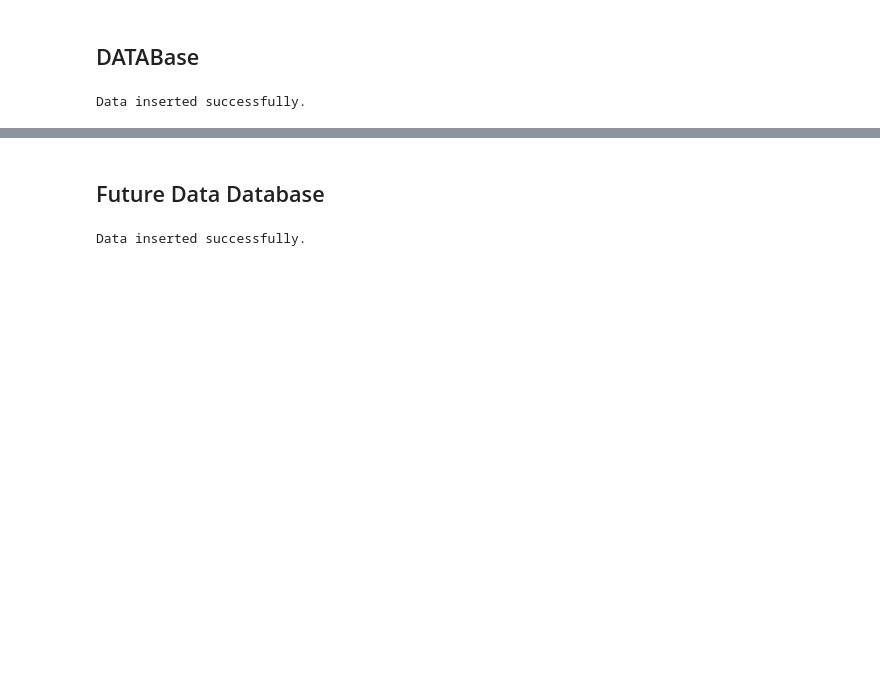
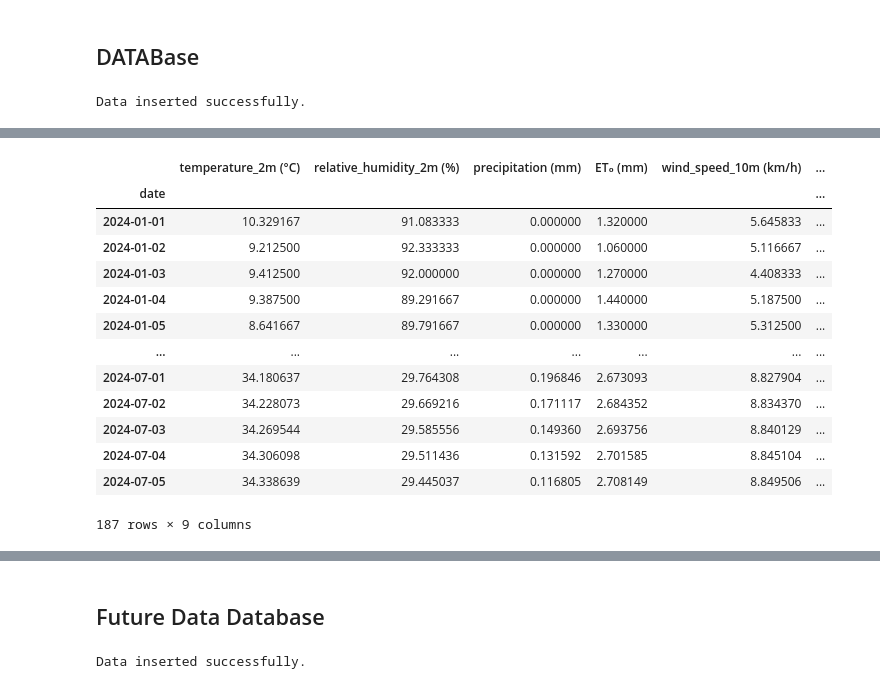
Before and after one commit to Godwin-Oti/Smart-Irrigation-System, a Jupyter notebook: Punjab_India/PUNJAB_2.ipynb, the cells around one changed output, grey strips where cells are left out. Saved outputs shown, nothing was run; the diff lists cells and outputs as text; code cells hidden in the pictures; blank space fills up the shorter version.

```diff
--- a/Punjab_India/PUNJAB_2.ipynb
+++ b/Punjab_India/PUNJAB_2.ipynb
@@ -752,0 +767,29 @@ future_data_punjab.head(2)
+# %%
+import pandas as pd
+
+# Load the CSV file with proper date parsing
+present_data_with_forecast_data = pd.read_csv(r"C:\Desktop\Smart Irrigation System\present_data_with_forcast_data.csv", parse_dates=['Unnamed: 0'])
+
+# Set the datetime column as the index
+present_data_with_forecast_data.set_index('Unnamed: 0', inplace=True)
+
+# Rename the index to 'date' if needed
+present_data_with_forecast_data.index.name = 'date'
+
+# Print or inspect the DataFrame
+present_data_with_forecast_data
+# %% [output]
+|  | temperature_2m (°C) | relative_humidity_2m (%) | precipitation (mm) | ET₀ (mm) | wind_speed_10m (km/h) | ... |
+| date |  |  |  |  |  | ... |
+| 2024-01-01 | 10.329167 | 91.083333 | 0.000000 | 1.320000 | 5.645833 | ... |
+| 2024-01-02 | 9.212500 | 92.333333 | 0.000000 | 1.060000 | 5.116667 | ... |
+| 2024-01-03 | 9.412500 | 92.000000 | 0.000000 | 1.270000 | 4.408333 | ... |
+| 2024-01-04 | 9.387500 | 89.291667 | 0.000000 | 1.440000 | 5.187500 | ... |
+| 2024-01-05 | 8.641667 | 89.791667 | 0.000000 | 1.330000 | 5.312500 | ... |
+| ... | ... | ... | ... | ... | ... | ... |
+| 2024-07-01 | 34.180637 | 29.764308 | 0.196846 | 2.673093 | 8.827904 | ... |
+| 2024-07-02 | 34.228073 | 29.669216 | 0.171117 | 2.684352 | 8.834370 | ... |
+| 2024-07-03 | 34.269544 | 29.585556 | 0.149360 | 2.693756 | 8.840129 | ... |
+| 2024-07-04 | 34.306098 | 29.511436 | 0.131592 | 2.701585 | 8.845104 | ... |
+| 2024-07-05 | 34.338639 | 29.445037 | 0.116805 | 2.708149 | 8.849506 | ... |
+187 rows × 9 columns
```
Also changed, not shown: parts of 30 cells of this notebook, 4 other files.
